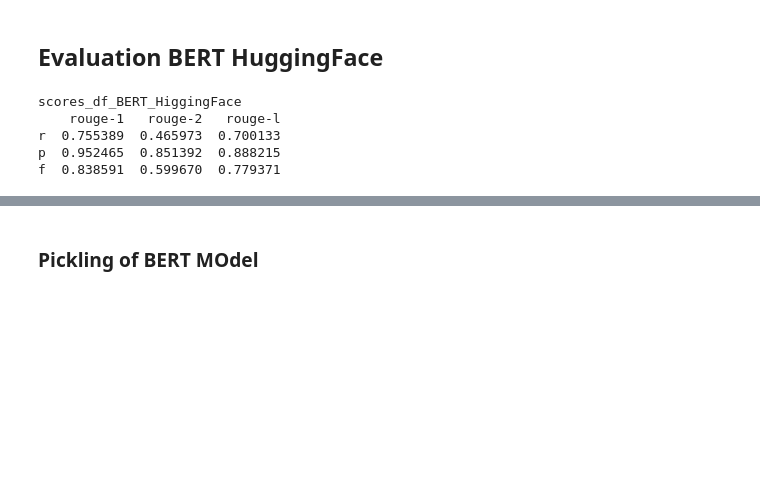
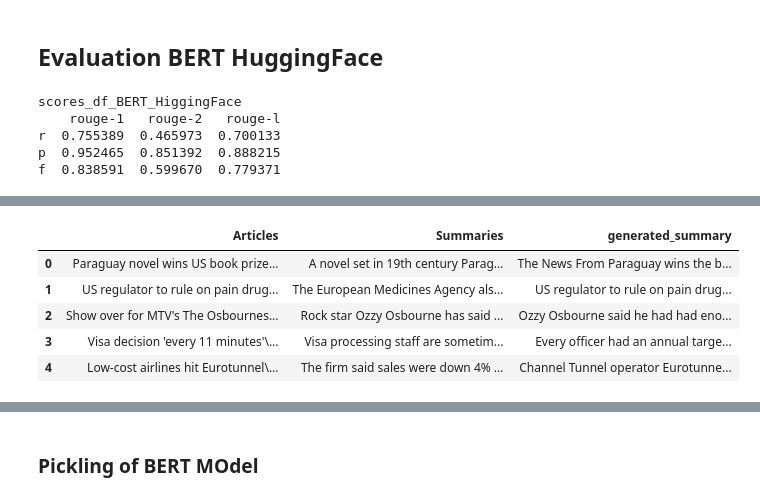
Before and after one commit to mahesh15698/Document-Summarization, a Jupyter notebook: Doc_Summarization_.ipynb, the cells around one changed output, grey strips where cells are left out. Drawn from its saved outputs; the diff is of its cells as text; code cells hidden in the pictures; blank space fills up the shorter version.

```diff
--- a/Doc_Summarization_.ipynb
+++ b/Doc_Summarization_.ipynb
@@ -334,0 +465,9 @@ f  0.838591  0.599670  0.779371
+# %%
+def generate_summaries(dataframe,article_column='Articles'):
+    dataframe['generated_summary'] = dataframe[article_column].apply(lambda x: bartSummarizer(x))
+    return dataframe
+# %%
+import random
+# Select random rows
+df_samples3 = df.sample(n=5).reset_index(drop=True)
+df_samples3
@@ -334,0 +481,9 @@ f  0.838591  0.599670  0.779371
+# %%
+generate_summaries(df_samples3)
+# %% [output]
+|  | Articles | Summaries | generated_summary |
+| 0 | Paraguay novel wins US book prize... | A novel set in 19th century Parag... | The News From Paraguay wins the b... |
+| 1 | US regulator to rule on pain drug... | The European Medicines Agency als... | US regulator to rule on pain drug... |
+| 2 | Show over for MTV's The Osbournes... | Rock star Ozzy Osbourne has said ... | Ozzy Osbourne said he had had eno... |
+| 3 | Visa decision 'every 11 minutes'\... | Visa processing staff are sometim... | Every officer had an annual targe... |
+| 4 | Low-cost airlines hit Eurotunnel\... | The firm said sales were down 4% ... | Channel Tunnel operator Eurotunne... |
```
Also changed, not shown: parts of 29 cells of this notebook, 4 other files.
